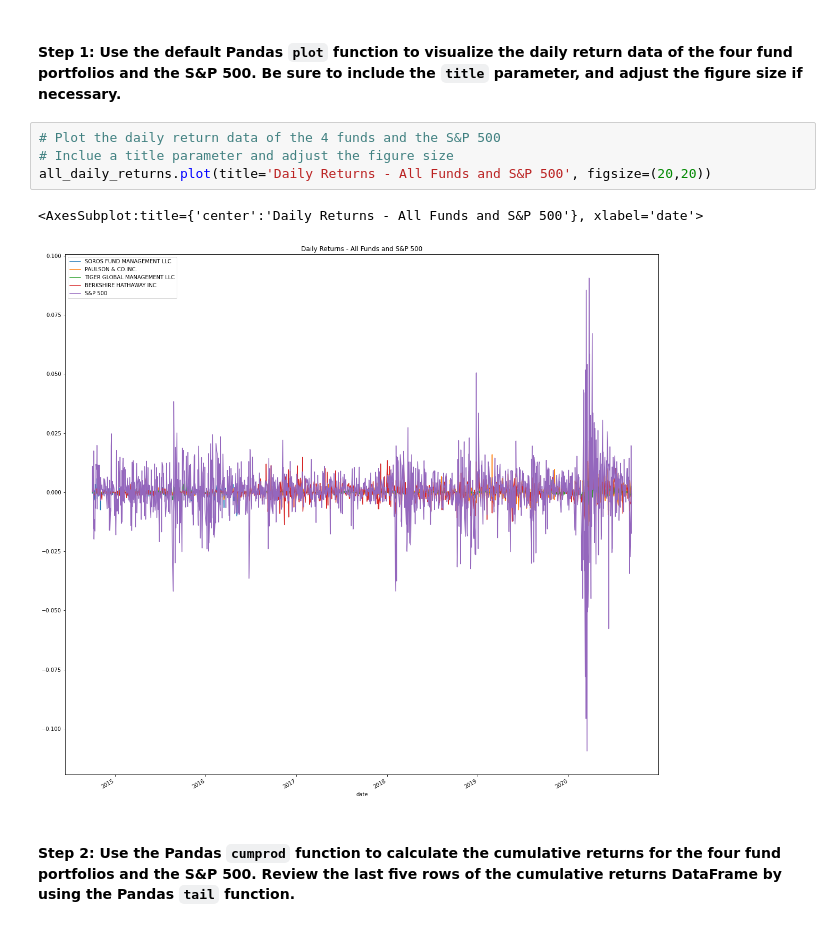
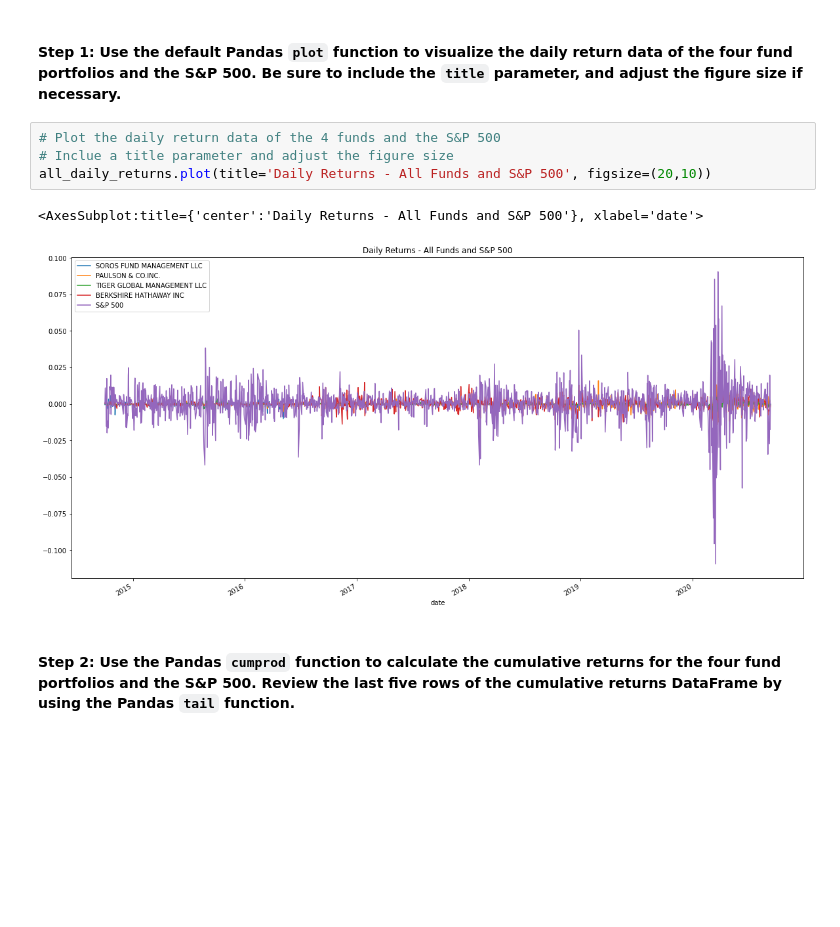
Before and after one commit to quinnwong31/RiskReturnAnalysis, a Jupyter notebook: risk_return_analysis.ipynb, the cells around one changed output. Saved outputs shown, nothing was run; the diff lists cells and outputs as text; blank space fills up the shorter version.

```diff
--- a/risk_return_analysis.ipynb
+++ b/risk_return_analysis.ipynb
@@ -155,10 +155,10 @@ Analyze the data to determine if any of the portfolios outperform the broader st
 # %%
 # Plot the daily return data of the 4 funds and the S&P 500
 # Inclue a title parameter and adjust the figure size
-all_daily_returns.plot(title='Daily Returns - All Funds and S&P 500', figsize=(20,20))
+all_daily_returns.plot(title='Daily Returns - All Funds and S&P 500', figsize=(20,10))
 # %% [output]
 <AxesSubplot:title={'center':'Daily Returns - All Funds and S&P 500'}, xlabel='date'>
-[figure, old version]
+[figure, new version]
 # %% [markdown]
 #### Step 2: Use the Pandas `cumprod` function to calculate the cumulative returns for the four fund portfolios and the S&P 500. Review the last five rows of the cumulative returns DataFrame by using the Pandas `tail` function.
 # %%
```
Also changed, not shown: parts of 13 cells of this notebook, 1 other file.
